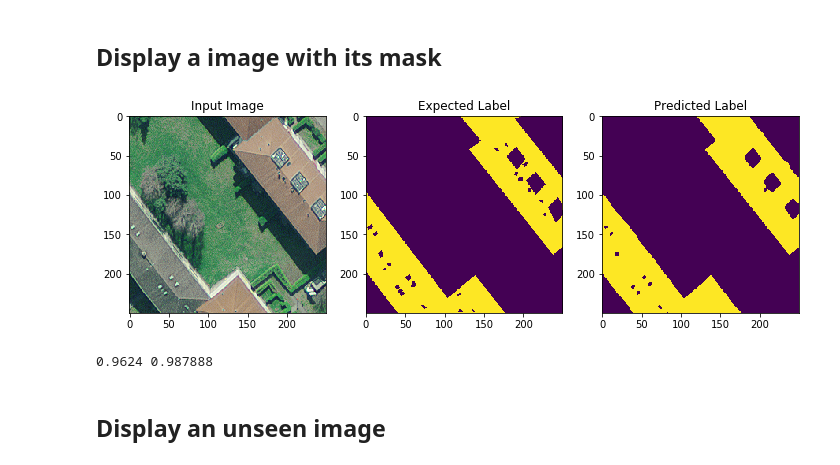
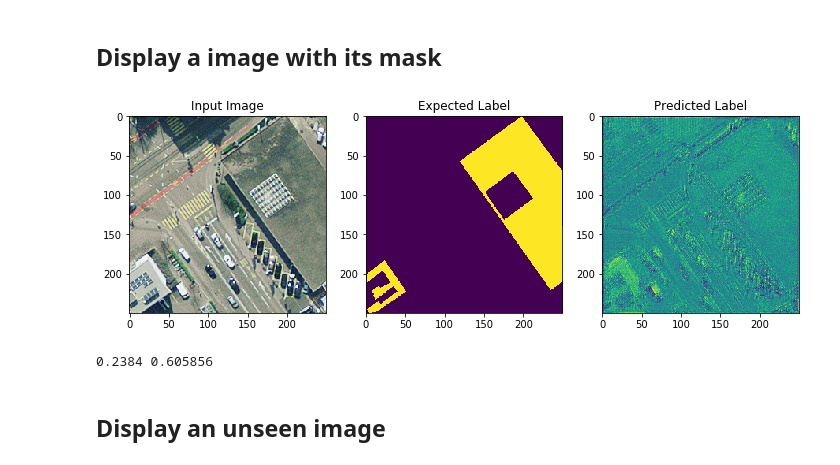
Before and after one commit to riccardocadei/photovoltaic-detection, a Jupyter notebook: main.ipynb, the cells around one changed output. Drawn from its saved outputs; the diff is of its cells as text; code cells hidden in the pictures.

```diff
--- a/main.ipynb
+++ b/main.ipynb
@@ -158,31 +166,31 @@ best_lr, best_iou
 # %%
 fig = plt.figure()
 fig.set_size_inches(12, 7, forward=True)
 
 ax1 = fig.add_subplot(1,3,1)
 ax1.title.set_text('Input Image')
 ax2 = fig.add_subplot(1,3,2)
 ax2.title.set_text('Expected Label')
 ax3 = fig.add_subplot(1,3,3)
 ax3.title.set_text('Predicted Label')
 
 acc = 0
-while acc < 0.95:
-    index_random_sample = int(np.random.random()*len(train_loader.dataset))
-    (x,y) = train_loader.dataset[index_random_sample]
-    ax1.imshow(np.transpose(x.numpy(),(1,2,0)))
 
-    ax2.imshow(y)
+index_random_sample = int(np.random.random()*len(train_loader.dataset))
+(x,y) = train_loader.dataset[index_random_sample]
+ax1.imshow(np.transpose(x.numpy(),(1,2,0)))
 
-    ypred = torch.squeeze(model(torch.unsqueeze(x,0).cuda())).cpu().detach().numpy()
-    ax3.imshow(np.around(ypred))
-    np.around(iou(np.around(ypred),y.numpy()),4),accuracy(np.around(ypred),y.numpy())
-    acc = np.around(iou(np.around(ypred),y.numpy()),4)
+ax2.imshow(y)
+
+ypred = torch.squeeze(model(torch.unsqueeze(x,0).cuda())).cpu().detach().numpy()
+ax3.imshow(ypred)
+np.around(iou(np.around(ypred),y.numpy()),4),accuracy(np.around(ypred),y.numpy())
+acc = np.around(iou(np.around(ypred),y.numpy()),4)
 plt.show()
 print(acc,accuracy(np.around(ypred),y.numpy()))
 # %% [output]
-[figure, old version]
+[figure, new version]
-0.9624 0.987888
+0.2384 0.605856
 # %% [markdown]
 ## Display an unseen image
 # %%
```
Also changed, not shown: parts of 5 cells of this notebook, 3 other files.
